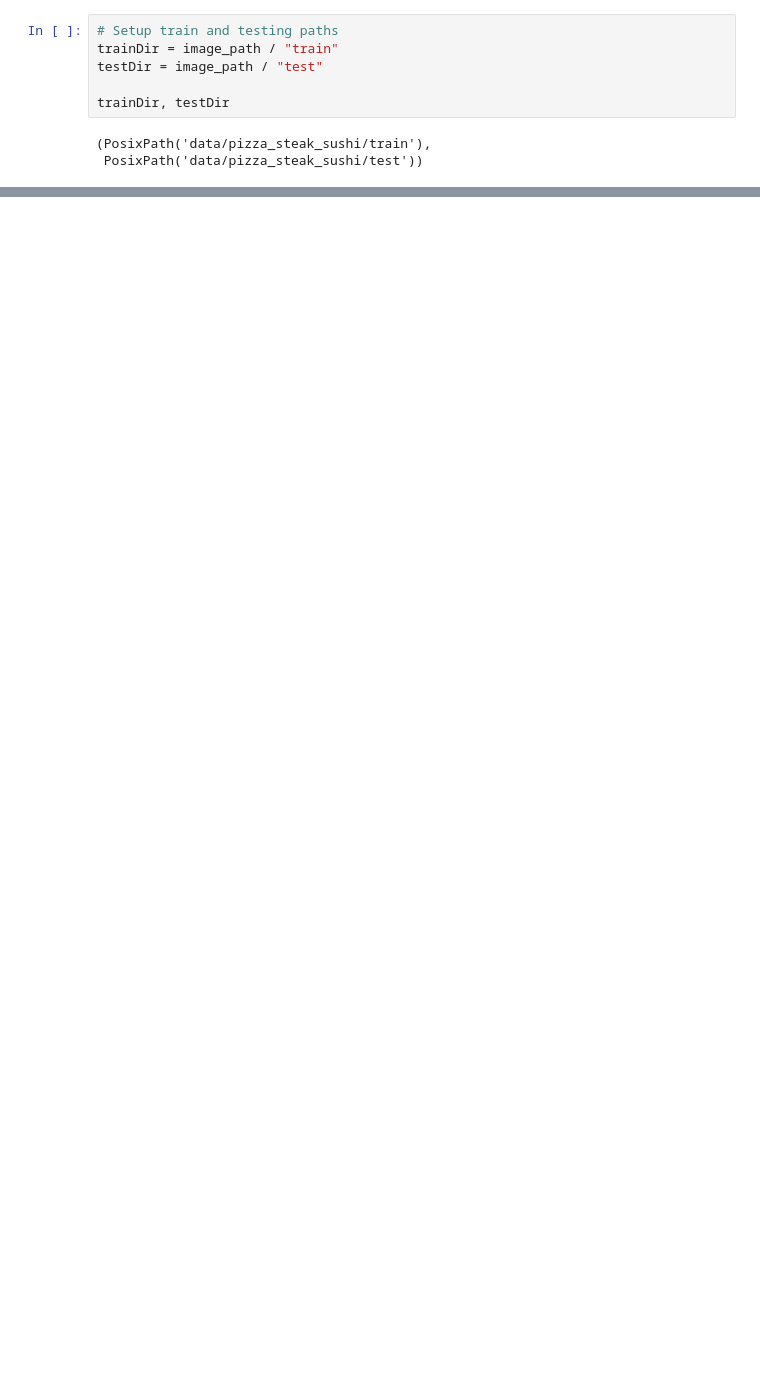
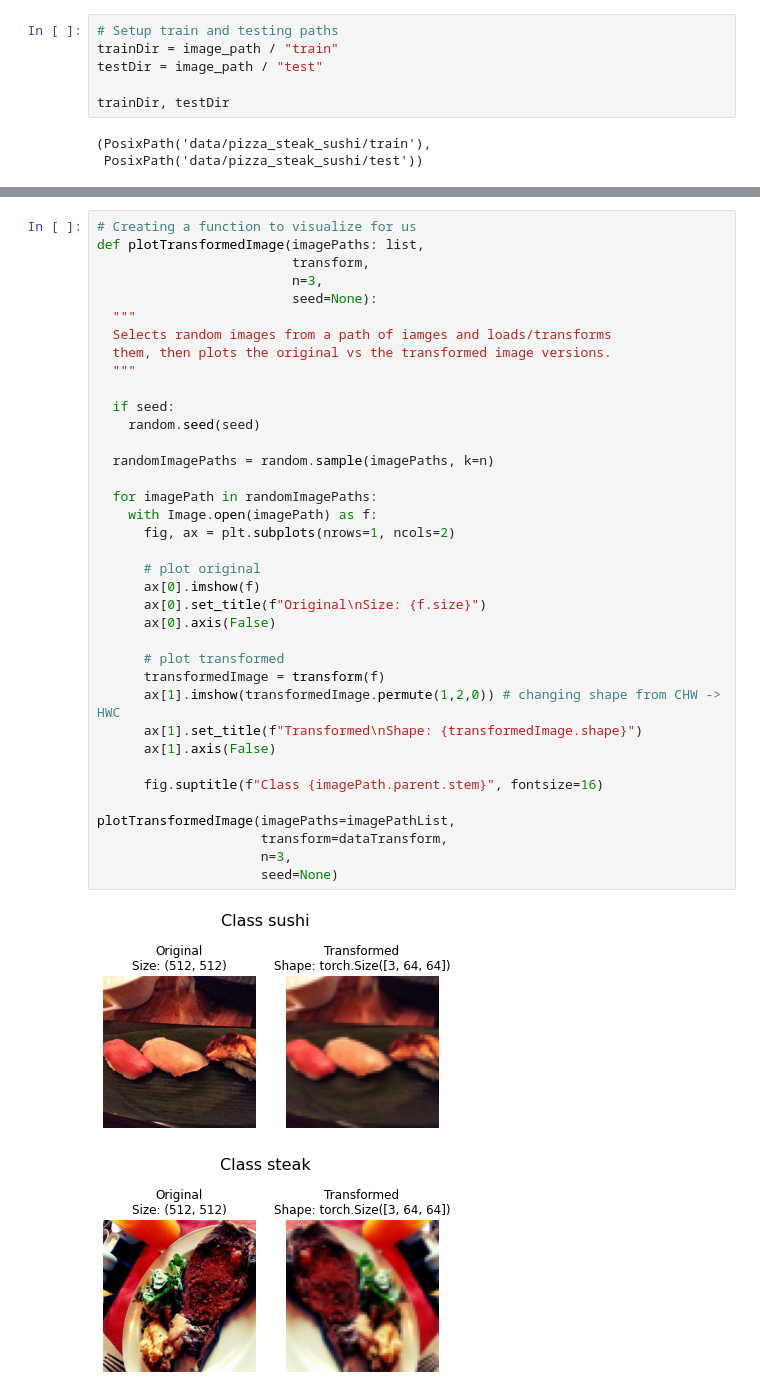
Before and after one commit to smbonilla/learningPyTorch, a Jupyter notebook: 04_pyTorchCustomDatasets.ipynb, the cells around one changed output, grey strips where cells are left out. Drawn from its saved outputs; the diff is of its cells as text; blank space fills up the shorter version.

```diff
--- a/04_pyTorchCustomDatasets.ipynb
+++ b/04_pyTorchCustomDatasets.ipynb
@@ -91,0 +189,40 @@ trainDir, testDir
+# %%
+# Creating a function to visualize for us
+def plotTransformedImage(imagePaths: list,
+                         transform,
+                         n=3,
+                         seed=None):
+  """
+  Selects random images from a path of iamges and loads/transforms
+  them, then plots the original vs the transformed image versions.
+  """
+
+  if seed:
+    random.seed(seed)
+
+  randomImagePaths = random.sample(imagePaths, k=n)
+
+  for imagePath in randomImagePaths:
+    with Image.open(imagePath) as f:
+      fig, ax = plt.subplots(nrows=1, ncols=2)
+
+      # plot original
+      ax[0].imshow(f)
+      ax[0].set_title(f"Original\nSize: {f.size}")
+      ax[0].axis(False)
+
+      # plot transformed
+      transformedImage = transform(f)
+      ax[1].imshow(transformedImage.permute(1,2,0)) # changing shape from CHW -> HWC
+      ax[1].set_title(f"Transformed\nShape: {transformedImage.shape}")
+      ax[1].axis(False)
+
+      fig.suptitle(f"Class {imagePath.parent.stem}", fontsize=16)
+
+plotTransformedImage(imagePaths=imagePathList,
+                     transform=dataTransform,
+                     n=3,
+                     seed=None)
+# %% [output]
+[figure, added]
+[figure, added]
```
Also changed, not shown: parts of 22 cells of this notebook.
